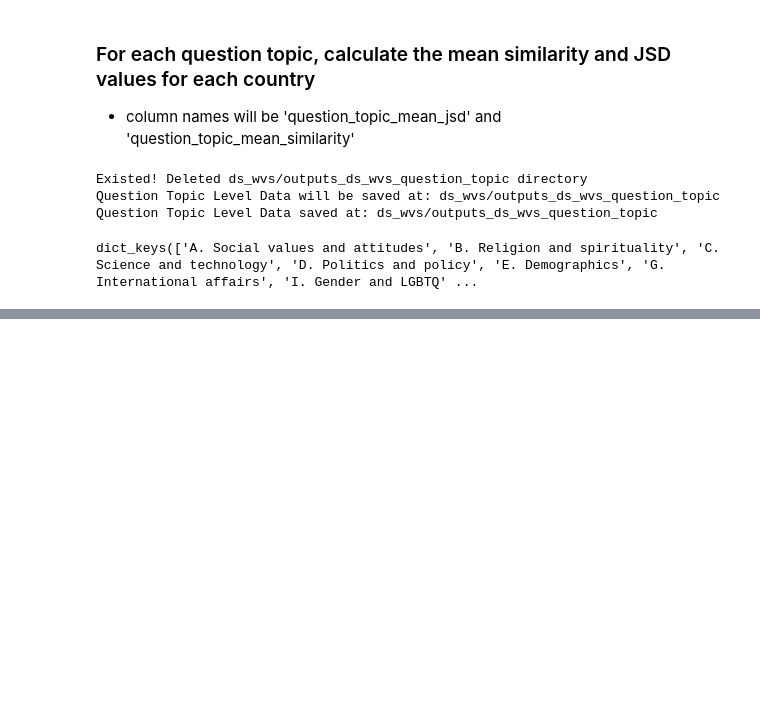
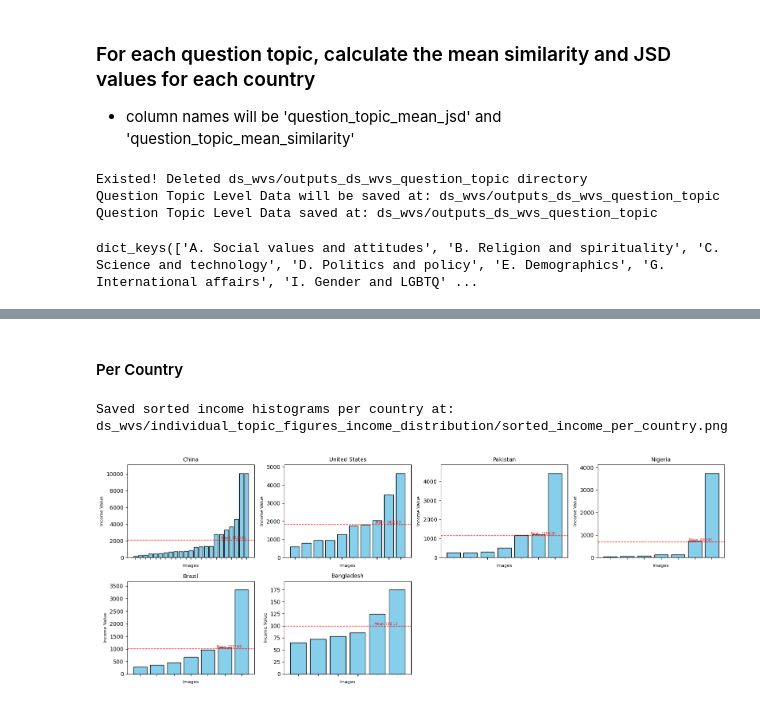
Before and after one commit to copperwiring/cultural_values, a Jupyter notebook: notebooks/DollarSDataAnalysis.ipynb, the cells around one changed output, grey strips where cells are left out. Saved outputs shown, nothing was run; the diff lists cells and outputs as text; code cells hidden in the pictures; blank space fills up the shorter version.

```diff
--- a/notebooks/DollarSDataAnalysis.ipynb
+++ b/notebooks/DollarSDataAnalysis.ipynb
@@ -387,0 +676,14 @@ Existed! Deleted ds_wvs/individual_topic_figures directory
+# %%
+import pandas as pd
+import torch
+import matplotlib.pyplot as plt
+import seaborn as sns
+from torch import Tensor
+import re
+
+# Directory to save individual figures
+individual_figures_income_dist = 'ds_wvs/individual_topic_figures_income_distribution'
+if os.path.exists(individual_figures_income_dist):
+    shutil.rmtree(individual_figures_income_dist)
+    print(f"Existed! Deleted {individual_figures_income_dist} directory")
+os.makedirs(individual_figures_income_dist, exist_ok=True)
@@ -387,0 +718,3 @@ Existed! Deleted ds_wvs/individual_topic_figures directory
+# %%
+# Step 2: Sort countries based on 'income_value' in descending order
+country_income_df_sorted = country_income_df.sort_values('income_value', ascending=False).reset_index(drop=True)
@@ -387,0 +735,61 @@ Existed! Deleted ds_wvs/individual_topic_figures directory
+# %% [markdown]
+#### Per Country
+# %%
+# Step 3: Create per-country subplots showing income
+import math
+
+# Get list of unique countries
+unique_countries = country_income_df_sorted['country'].unique()
+num_countries = len(unique_countries)
+
+# Determine subplot grid size (e.g., 4 columns)
+n_cols = 4
+n_rows = math.ceil(num_countries / n_cols)
+
+# Create subplots
+fig, axs = plt.subplots(n_rows, n_cols, figsize=(4 * n_cols, 3 * n_rows))
+axs = axs.flatten()
+
+for idx, country in enumerate(unique_countries):
+    ax = axs[idx]
+    df_country = country_income_df_sorted[country_income_df_sorted['country'] == country]
+
+    # Sort images by income_value ascendingly
+    df_country_sorted = df_country.sort_values('income_value', ascending=True)
+
+    images = df_country_sorted['img_id']
+    incomes = df_country_sorted['income_value']
+
+    ax.bar(images, incomes, color='skyblue', edgecolor='black')
+    ax.set_title(country, fontsize=10)
+    ax.set_ylim(0, incomes.max() * 1.1)
+    ax.set_xlabel('Images', fontsize=8)
+    ax.set_ylabel('Income Value', fontsize=8)
+    ax.tick_params(axis='x', rotation=90, labelsize=0)
+    # dont show x-axis labels
+    ax.set_xticklabels([])
+
+    # Annotate income values
+    # for i, v in enumerate(incomes):
+    #     ax.text(i, v + incomes.max() * 0.01, f'{v:.2f}', ha='center', va='bottom', fontsize=6)
+
+    # Add horizontal line for mean income of the country
+    mean_income = incomes.mean()
+    ax.axhline(mean_income, color='red', linestyle='--', linewidth=1)
+    ax.text(len(images)-1, mean_income, f'Mean: {mean_income:.2f}', color='red', ha='right', va='bottom', fontsize=6)
+
+# Remove any unused subplots
+for j in range(idx + 1, len(axs)):
+    fig.delaxes(axs[j])
+
+plt.tight_layout()
+
+# Save the figure
+histogram_plot_path =  os.path.join(individual_figures_income_dist, 'sorted_income_per_country.png')
+plt.savefig(histogram_plot_path, bbox_inches='tight')
+print(f"Saved sorted income histograms per country at: {histogram_plot_path}")
+
+plt.show()
+# %% [output]
+Saved sorted income histograms per country at: ds_wvs/individual_topic_figures_income_distribution/sorted_income_per_country.png
+[figure, added]
```
Also changed, not shown: parts of 20 cells of this notebook, 6 other files.
